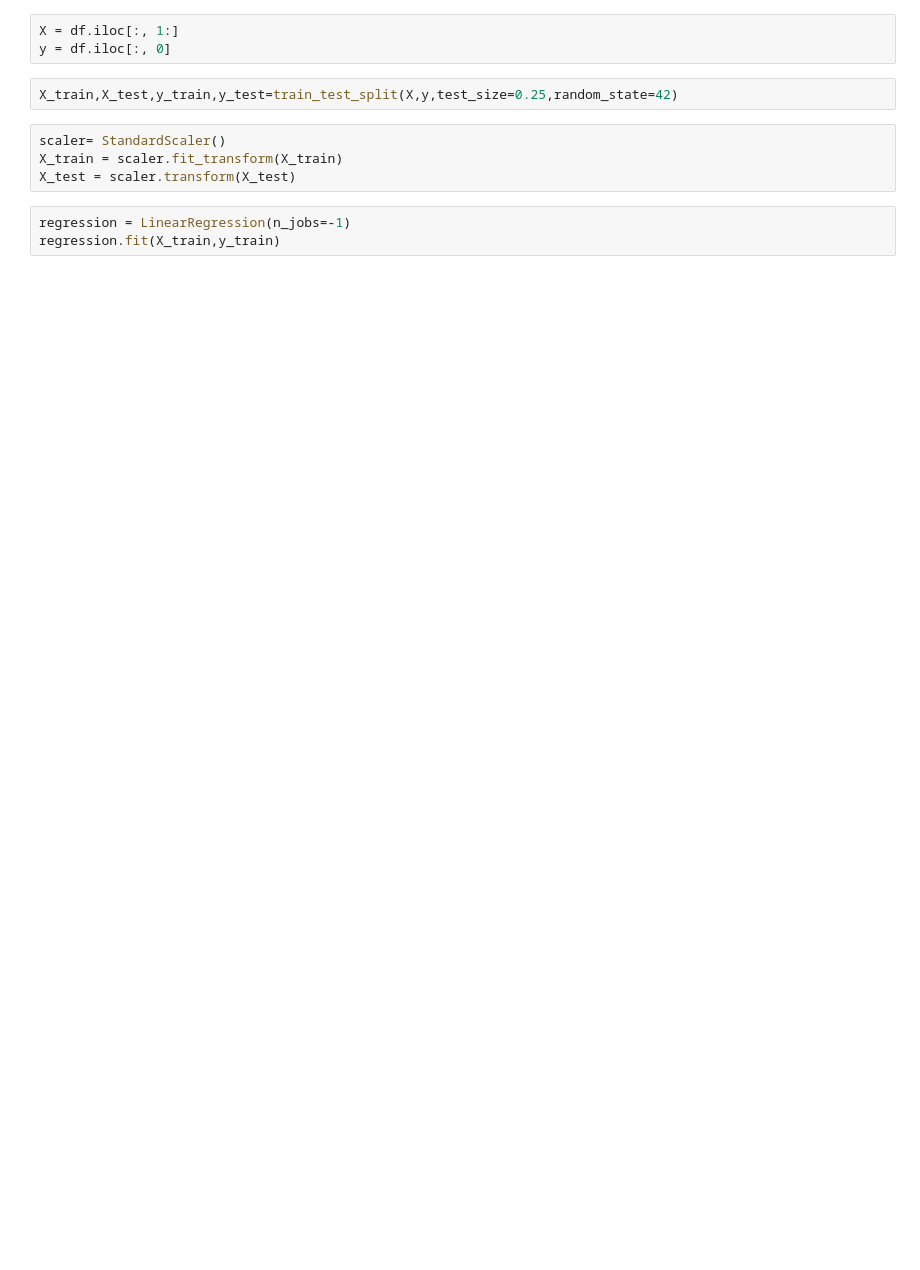
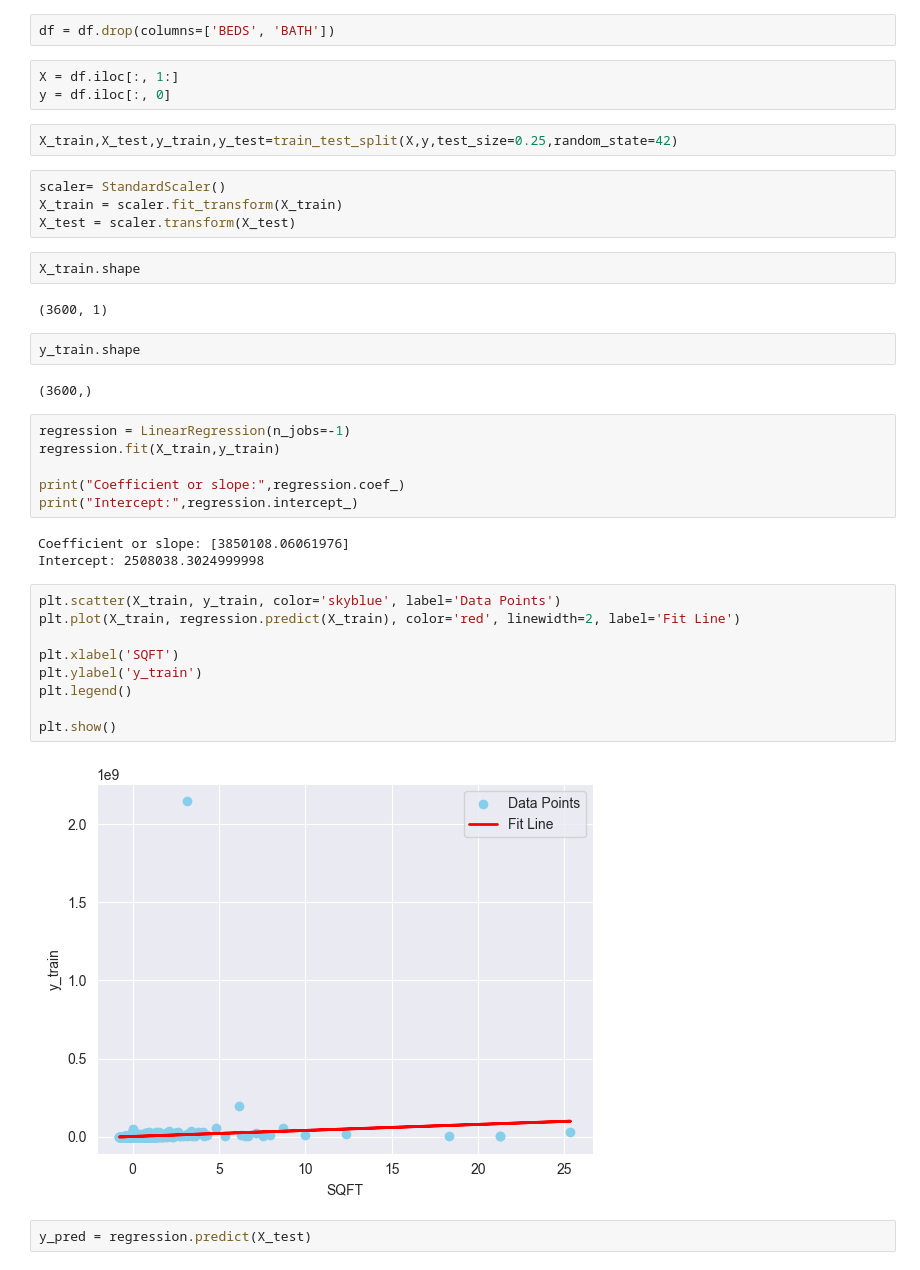
Before and after one commit to itssahilwhat/AI-Fundamentals, a Jupyter notebook: Linear Regression/Multiple Linear Regression.ipynb, the cells around one changed output. Cells and saved outputs as stored; diff of their text form; blank space fills up the shorter version.

```diff
--- a/Linear Regression/Multiple Linear Regression.ipynb
+++ b/Linear Regression/Multiple Linear Regression.ipynb
@@ -44,3 +58,5 @@ dtype: int64
+# %%
+df = df.drop(columns=['BEDS', 'BATH'])
 # %%
 X = df.iloc[:, 1:]
 y = df.iloc[:, 0]
@@ -50,6 +66,33 @@ X_train,X_test,y_train,y_test=train_test_split(X,y,test_size=0.25,random_state=4
 scaler= StandardScaler()
 X_train = scaler.fit_transform(X_train)
 X_test = scaler.transform(X_test)
+# %%
+X_train.shape
+# %% [output]
+(3600, 1)
+# %%
+y_train.shape
+# %% [output]
+(3600,)
 # %%
 regression = LinearRegression(n_jobs=-1)
 regression.fit(X_train,y_train)
+
+print("Coefficient or slope:",regression.coef_)
+print("Intercept:",regression.intercept_)
+# %% [output]
+Coefficient or slope: [3850108.06061976]
+Intercept: 2508038.3024999998
+# %%
+plt.scatter(X_train, y_train, color='skyblue', label='Data Points')
+plt.plot(X_train, regression.predict(X_train), color='red', linewidth=2, label='Fit Line')
+
+plt.xlabel('SQFT')
+plt.ylabel('y_train')
+plt.legend()
+
+plt.show()
+# %% [output]
+[figure, added]
+# %%
+y_pred = regression.predict(X_test)
```
Also changed, not shown: parts of 8 cells of this notebook.
